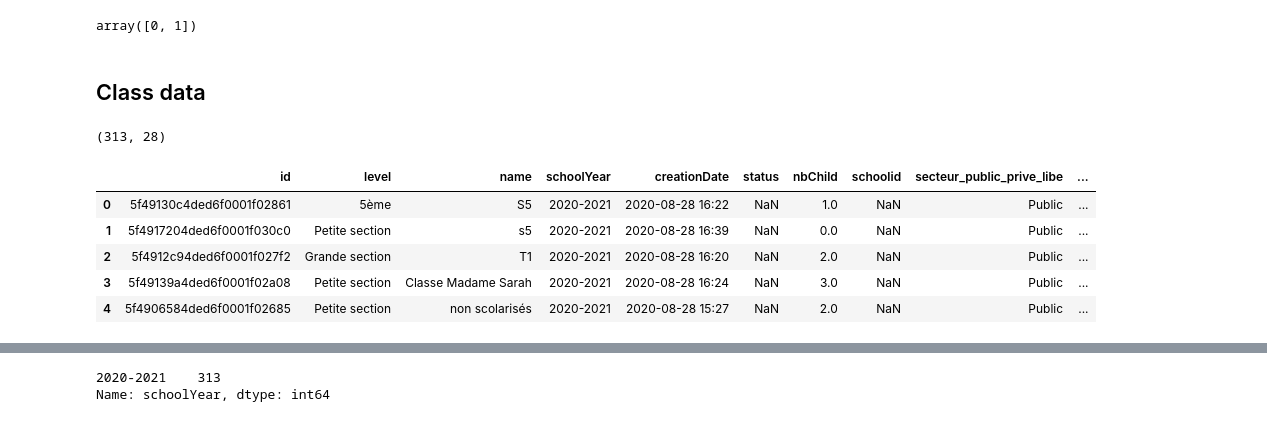
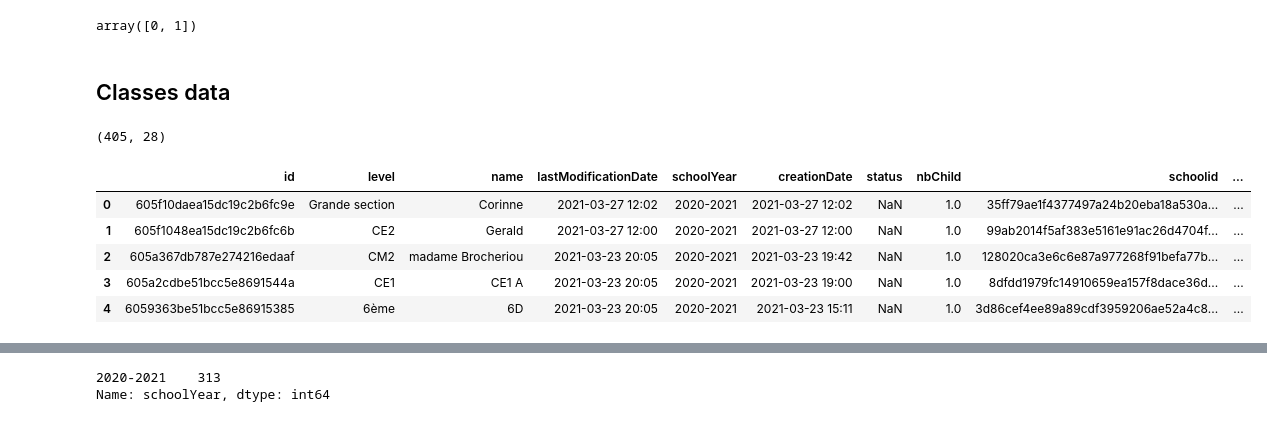
Before and after one commit to leo-cavalcante/feamzy-dashboard-ironhack-final-project, a Jupyter notebook: Data Exploration.ipynb, the cells around one changed output, grey strips where cells are left out. Drawn from its saved outputs; the diff is of its cells as text; code cells hidden in the pictures.

```diff
--- a/Data Exploration.ipynb
+++ b/Data Exploration.ipynb
@@ -87,16 +88,16 @@ users.nbPhoneNumbers.unique()
 # %% [output]
 array([0, 1])
 # %% [markdown]
-## Class data
+## Classes data
 # %%
-class_data = pd.read_csv("data/exportClassStats-Grid 2020-2021.csv")
-print(class_data.shape)
-class_data.head()
+classes = pd.read_csv("data/exportClassStats-Grid view.csv")
+print(classes.shape)
+classes.head()
 # %% [output]
-(313, 28)
+(405, 28)
-|  | id | level | name | schoolYear | creationDate | status | nbChild | schoolid | secteur_public_prive_libe | ... |
-| 0 | 5f49130c4ded6f0001f02861 | 5ème | S5 | 2020-2021 | 2020-08-28 16:22 | NaN | 1.0 | NaN | Public | ... |
-| 1 | 5f4917204ded6f0001f030c0 | Petite section | s5 | 2020-2021 | 2020-08-28 16:39 | NaN | 0.0 | NaN | Public | ... |
-| 2 | 5f4912c94ded6f0001f027f2 | Grande section | T1 | 2020-2021 | 2020-08-28 16:20 | NaN | 2.0 | NaN | Public | ... |
-| 3 | 5f49139a4ded6f0001f02a08 | Petite section | Classe Madame Sarah | 2020-2021 | 2020-08-28 16:24 | NaN | 3.0 | NaN | Public | ... |
-| 4 | 5f4906584ded6f0001f02685 | Petite section | non scolarisés | 2020-2021 | 2020-08-28 15:27 | NaN | 2.0 | NaN | Public | ... |
+|  | id | level | name | lastModificationDate | schoolYear | creationDate | status | nbChild | schoolid | ... |
+| 0 | 605f10daea15dc19c2b6fc9e | Grande section | Corinne | 2021-03-27 12:02 | 2020-2021 | 2021-03-27 12:02 | NaN | 1.0 | 35ff79ae1f4377497a24b20eba18a530a... | ... |
+| 1 | 605f1048ea15dc19c2b6fc6b | CE2 | Gerald | 2021-03-27 12:00 | 2020-2021 | 2021-03-27 12:00 | NaN | 1.0 | 99ab2014f5af383e5161e91ac26d4704f... | ... |
+| 2 | 605a367db787e274216edaaf | CM2 | madame Brocheriou | 2021-03-23 20:05 | 2020-2021 | 2021-03-23 19:42 | NaN | 1.0 | 128020ca3e6c6e87a977268f91befa77b... | ... |
+| 3 | 605a2cdbe51bcc5e8691544a | CE1 | CE1 A | 2021-03-23 20:05 | 2020-2021 | 2021-03-23 19:00 | NaN | 1.0 | 8dfdd1979fc14910659ea157f8dace36d... | ... |
+| 4 | 6059363be51bcc5e86915385 | 6ème | 6D | 2021-03-23 20:05 | 2020-2021 | 2021-03-23 15:11 | NaN | 1.0 | 3d86cef4ee89a89cdf3959206ae52a4c8... | ... |
```
Also changed, not shown: parts of 19 cells of this notebook, 9 other files.
